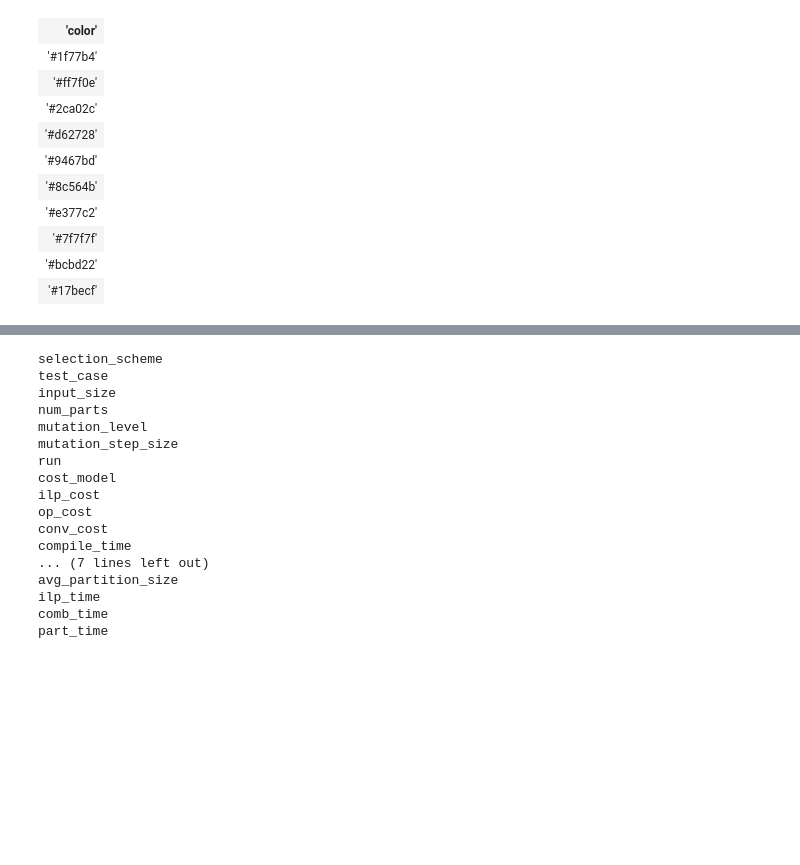
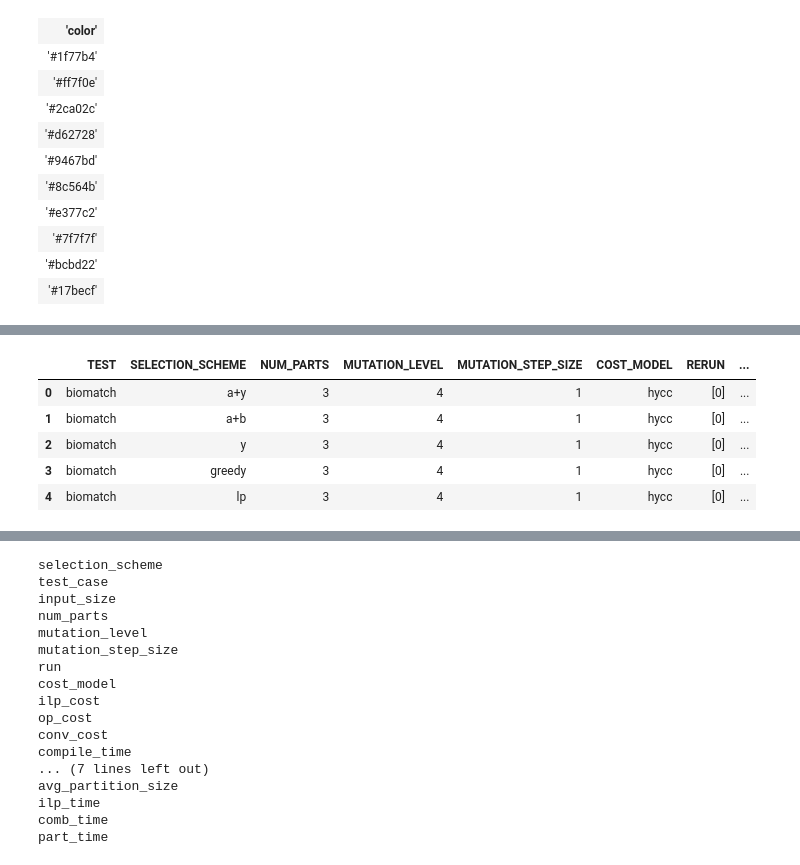
Before and after one commit to edwjchen/circ_benchmarks, a Jupyter notebook: analysis/analysis.ipynb, the cells around one changed output, grey strips where cells are left out. Saved outputs shown, nothing was run; the diff lists cells and outputs as text; code cells hidden in the pictures; blank space fills up the shorter version.

```diff
--- a/analysis/analysis.ipynb
+++ b/analysis/analysis.ipynb
@@ -30,0 +63,9 @@ plt.rcParams['axes.prop_cycle']
+# %%
+circ_run_df.head()
+# %% [output]
+|  | TEST | SELECTION_SCHEME | NUM_PARTS | MUTATION_LEVEL | MUTATION_STEP_SIZE | COST_MODEL | RERUN | ... |
+| 0 | biomatch | a+y | 3 | 4 | 1 | hycc | [0] | ... |
+| 1 | biomatch | a+b | 3 | 4 | 1 | hycc | [0] | ... |
+| 2 | biomatch | y | 3 | 4 | 1 | hycc | [0] | ... |
+| 3 | biomatch | greedy | 3 | 4 | 1 | hycc | [0] | ... |
+| 4 | biomatch | lp | 3 | 4 | 1 | hycc | [0] | ... |
```
Also changed, not shown: parts of 4 cells of this notebook, 5 other files.
